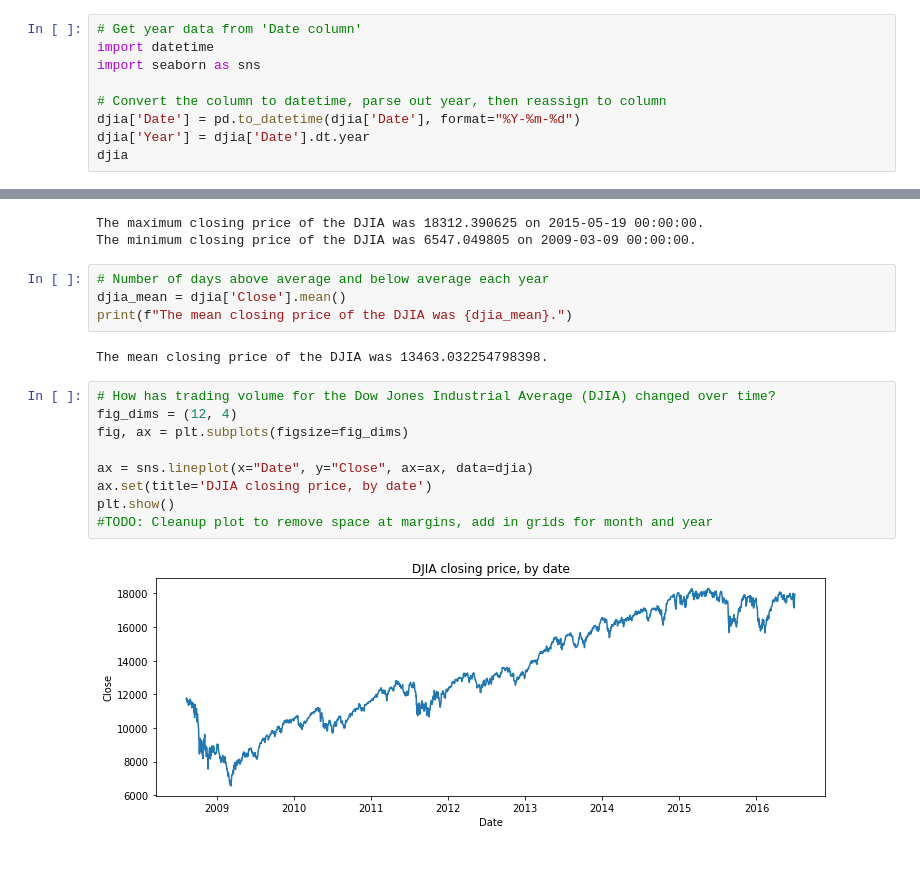
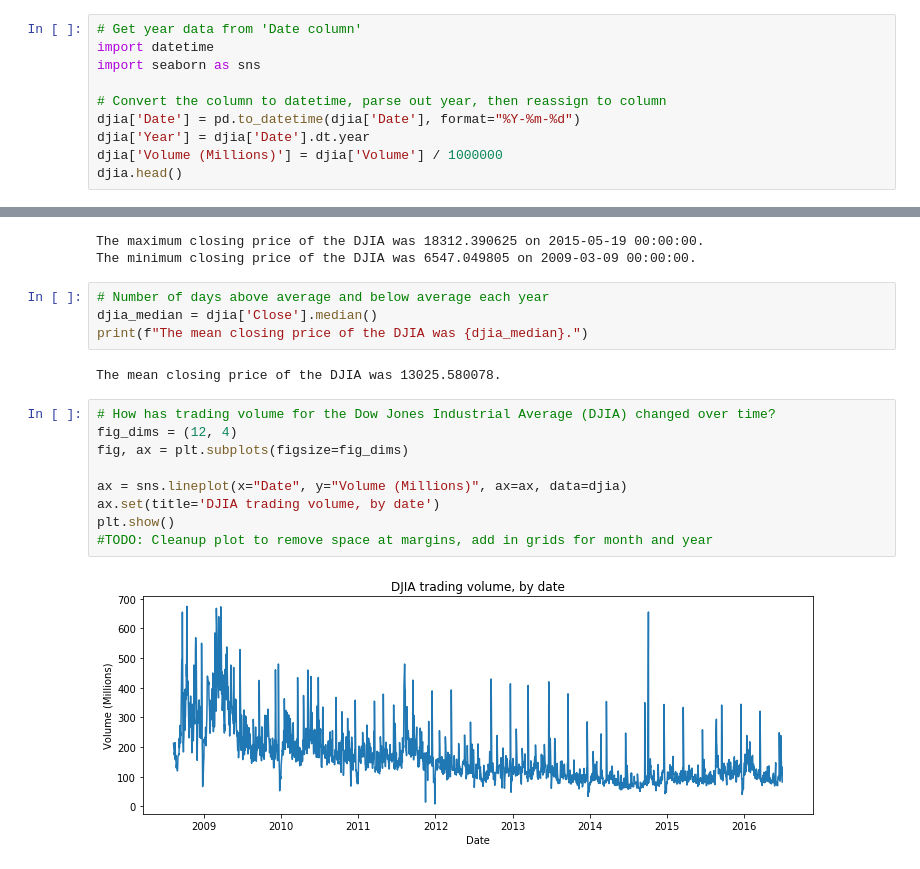
Before and after one commit to micahvandersteen/project-3-team-ifrit, a Jupyter notebook: Notebooks/Stock and news headline descriptive analysis.ipynb, the cells around one changed output, grey strips where cells are left out. Drawn from its saved outputs; the diff is of its cells as text.

```diff
--- a/Notebooks/Stock and news headline descriptive analysis.ipynb
+++ b/Notebooks/Stock and news headline descriptive analysis.ipynb
@@ -65,5 +65,6 @@ import seaborn as sns
 # Convert the column to datetime, parse out year, then reassign to column
 djia['Date'] = pd.to_datetime(djia['Date'], format="%Y-%m-%d")
 djia['Year'] = djia['Date'].dt.year
-djia
+djia['Volume (Millions)'] = djia['Volume'] / 1000000
+djia.head()
 # %% [output]
@@ -103,18 +97,18 @@ The maximum closing price of the DJIA was 18312.390625 on 2015-05-19 00:00:00.
 The minimum closing price of the DJIA was 6547.049805 on 2009-03-09 00:00:00.
 # %%
 # Number of days above average and below average each year
-djia_mean = djia['Close'].mean()
-print(f"The mean closing price of the DJIA was {djia_mean}.")
+djia_median = djia['Close'].median()
+print(f"The mean closing price of the DJIA was {djia_median}.")
 # %% [output]
-The mean closing price of the DJIA was 13463.032254798398.
+The mean closing price of the DJIA was 13025.580078.
 # %%
 # How has trading volume for the Dow Jones Industrial Average (DJIA) changed over time?
 fig_dims = (12, 4)
 fig, ax = plt.subplots(figsize=fig_dims)
 
-ax = sns.lineplot(x="Date", y="Close", ax=ax, data=djia)
-ax.set(title='DJIA closing price, by date')
+ax = sns.lineplot(x="Date", y="Volume (Millions)", ax=ax, data=djia)
+ax.set(title='DJIA trading volume, by date')
 plt.show()
 #TODO: Cleanup plot to remove space at margins, add in grids for month and year
 # %% [output]
-[figure, old version]
+[figure, new version]
```
Also changed, not shown: parts of 3 cells of this notebook.
